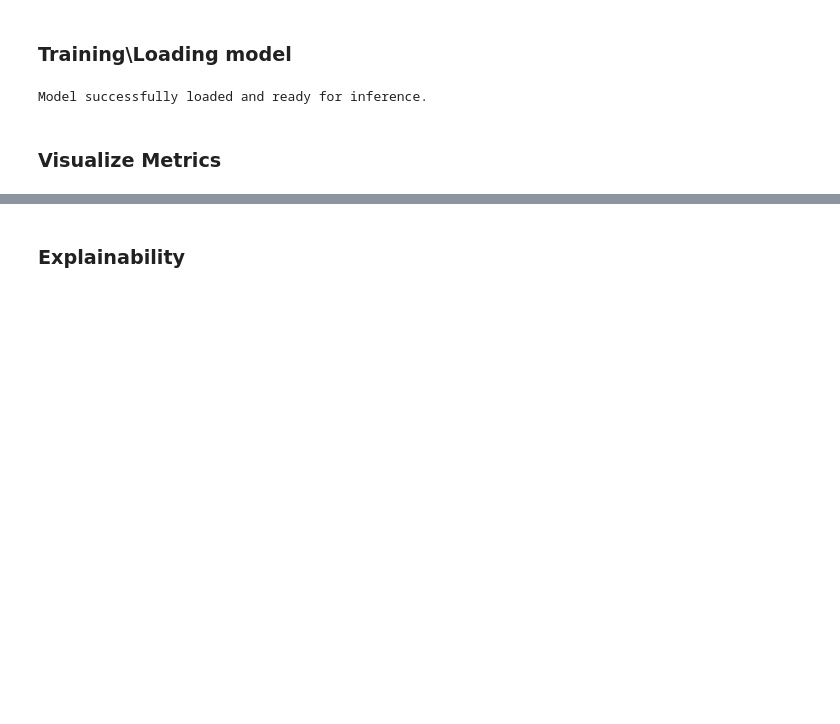
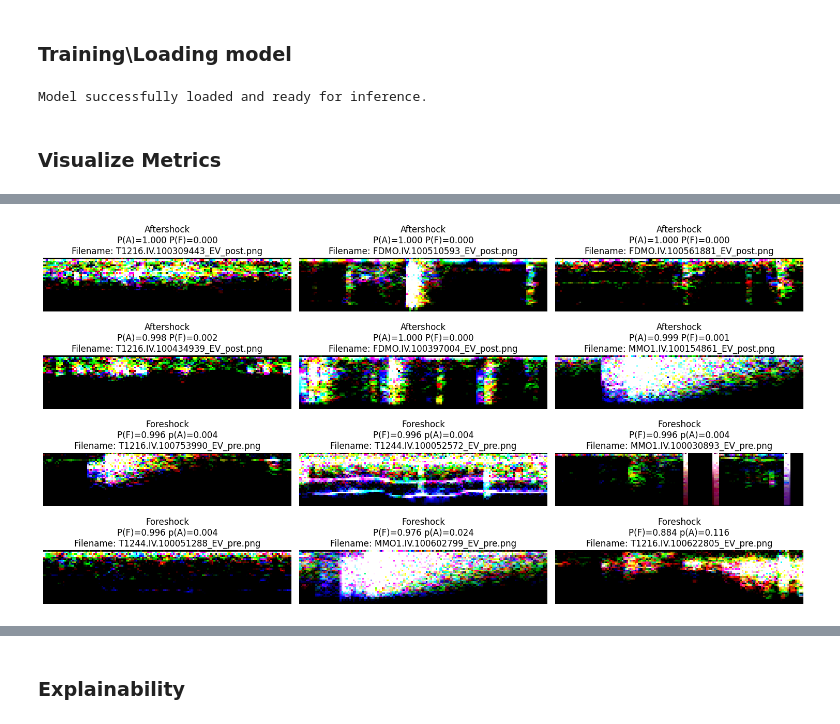
Before and after one commit to FRAMAX444/CNN-explainability-Earthquakes, a Jupyter notebook: training_log_spectrogram.ipynb, the cells around one changed output, grey strips where cells are left out. Cells and saved outputs as stored; diff of their text form; code cells hidden in the pictures; blank space fills up the shorter version.

```diff
--- a/training_log_spectrogram.ipynb
+++ b/training_log_spectrogram.ipynb
@@ -89,14 +89,14 @@ class EarthquakeDataset(Dataset):
         if "_post.png" in img_name:
             label = 1  # Aftershock
         elif "_pre.png" in img_name:
-            label = 0  # Mainshock
+            label = 0  # Foreshock
         else:
             raise ValueError("Filename does not match expected pattern")
 
         if self.transform:
             image = self.transform(image)
 
-        return image, label
+        return image, label, img_name
 
 # Transformations for the images
 transform = transforms.Compose([
@@ -210,7 +210,7 @@ torch.save(model.state_dict(), r"trained_models\first_attempt_cnn2d.pth")
 # %%
 # Load model
 loaded_model = CNN2D(num_classes=2).to(device)
-loaded_model.load_state_dict(torch.load(r"trained_models\first_attempt_cnn2d.pth", map_location=device))
+loaded_model.load_state_dict(torch.load(r"trained_models\first_attempt_cnn2d_on_log.pth", map_location=device))
 loaded_model.eval()
 print("Model successfully loaded and ready for inference.")
 # %% [output]
@@ -220,7 +220,6 @@ Model successfully loaded and ready for inference.
 # %%
 import seaborn as sns
 from sklearn.metrics import confusion_matrix, classification_report
-import numpy as np
 
 import matplotlib.pyplot as plt
 
@@ -234,7 +233,7 @@ y_true = []
 y_pred = []
 loaded_model.eval()
 with torch.no_grad():
-    for inputs, labels in test_dataloader:
+    for inputs, labels, _ in test_dataloader:
         inputs = inputs.to(device)
         outputs = loaded_model(inputs)
         _, predicted = torch.max(outputs.data, 1)
@@ -254,7 +253,7 @@ plt.show()
 
 # Print classification report
 print("\nClassification Report:")
-print(classification_report(y_true, y_pred, target_names=['Mainshock', 'Aftershock']))
+print(classification_report(y_true, y_pred, target_names=['Foreshock', 'Aftershock']))
 
 # Calculate accuracy
 accuracy = (cm[0,0] + cm[1,1]) / np.sum(cm)
@@ -287,0 +315,35 @@ F1 Score: 0.9591
+# %%
+# Create figure with subplots
+plt.figure(figsize=(15, 8))
+
+
+# Get indices where predictions matched true labels
+aftershock_correct = (np.array(y_pred) == 1) & (np.array(y_true) == 1)
+foreshock_correct = (np.array(y_pred) == 0) & (np.array(y_true) == 0)
+
+# Get random indices for each class
+aftershock_indices = np.random.choice(np.where(aftershock_correct)[0], 6)
+foreshock_indices = np.random.choice(np.where(foreshock_correct)[0], 6)
+
+# Plot aftershocks
+for i, idx in enumerate(aftershock_indices, 1):
+    img = all_images[idx].transpose(1,2,0)
+    img = np.clip(img * 255, 0, 255).astype(np.uint8)
+    plt.subplot(4, 3, i)
+    plt.imshow(img)
+    plt.title(f'Aftershock\nP(A)={all_probs[idx][1]:.3f} P(F)={all_probs[idx][0]:.3f}\nFilename: {all_filenames[idx]}')
+    plt.axis('off')
+
+# Plot foreshocks
+for i, idx in enumerate(foreshock_indices, 1):
+    img = all_images[idx].transpose(1,2,0)
+    img = np.clip(img * 255, 0, 255).astype(np.uint8)
+    plt.subplot(4, 3, i+6)
+    plt.imshow(img)
+    plt.title(f'Foreshock\nP(F)={all_probs[idx][0]:.3f} p(A)={all_probs[idx][1]:.3f}\nFilename: {all_filenames[idx]}')
+    plt.axis('off')
+
+plt.tight_layout()
+plt.show()
+# %% [output]
+[figure, added]
```
Also changed, not shown: parts of 4 cells of this notebook.
